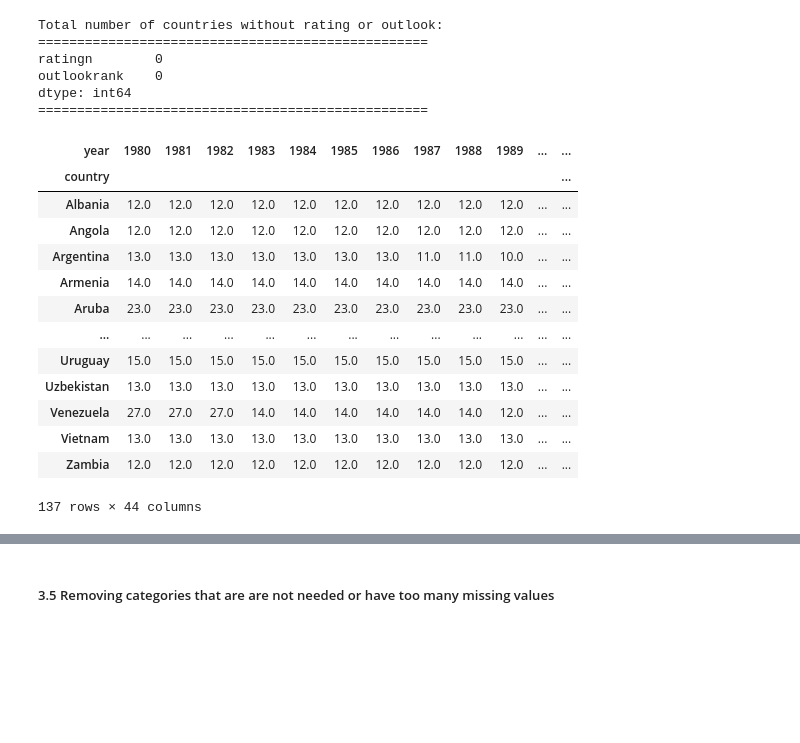
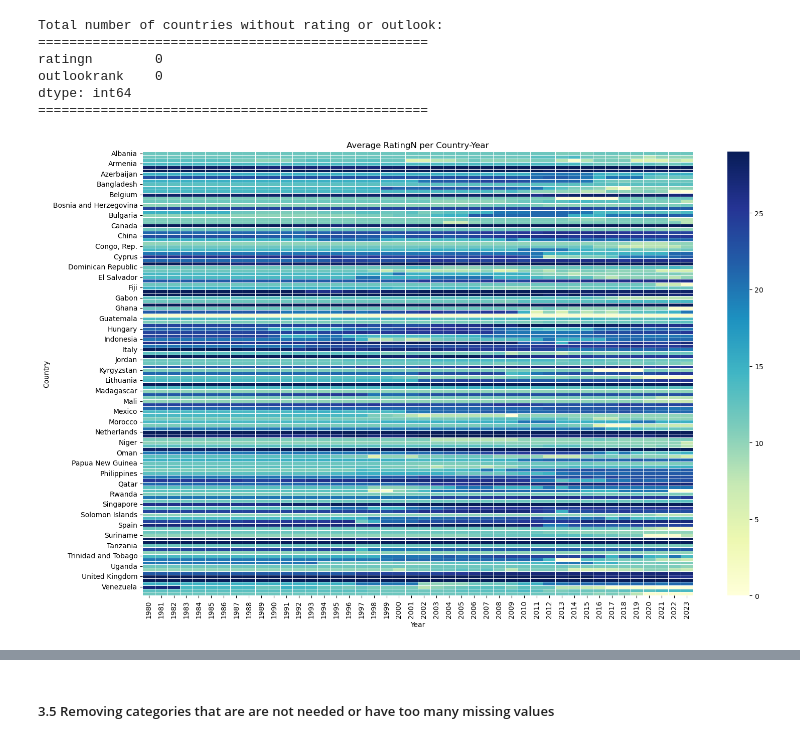
Before and after one commit to IULIAN-COSTEA/Capstone_Project, a Jupyter notebook: Capstone_project.ipynb, the cells around one changed output, grey strips where cells are left out. Saved outputs shown, nothing was run; the diff lists cells and outputs as text; code cells hidden in the pictures; blank space fills up the shorter version.

```diff
--- a/Capstone_project.ipynb
+++ b/Capstone_project.ipynb
@@ -698,34 +748,19 @@ dtype: int64
 # %%
 # Check distribution of rating by country and by year to assess the imputation technique
 # Compute the mean
-dfx = df_final.groupby(['country', 'year'])['ratingn'].mean().unstack()
-#dfx = df_final.pivot(index='country', columns='year', values='ratingn')
-#dfx = dfx.astype(int)
+#dfx = df_final.groupby(['country', 'year'])['ratingn'].mean().unstack()
+dfx = df_final.pivot(index='country', columns='year', values='ratingn')
+dfx = dfx.astype(int)
 
-# # Plot
-# plt.figure(figsize=(16, 10))
-# sns.heatmap(dfx, cmap='YlGnBu', annot=False, linewidths=0.5)
-# plt.title('Average RatingN per Country-Year')
-# plt.xlabel('Year')
-# plt.ylabel('Country')
-# plt.tight_layout()
-# plt.show()
+# Plot
+plt.figure(figsize=(16, 10))
+sns.heatmap(dfx, cmap='YlGnBu', annot=False, linewidths=0.5)
+plt.title('Average RatingN per Country-Year')
+plt.xlabel('Year')
+plt.ylabel('Country')
+plt.tight_layout()
+plt.show()
+# %% [output]
+[figure, added]
-# %%
-dfx
-# %% [output]
-| year | 1980 | 1981 | 1982 | 1983 | 1984 | 1985 | 1986 | 1987 | 1988 | 1989 | ... | ... |
-| country |  |  |  |  |  |  |  |  |  |  |  | ... |
-| Albania | 12.0 | 12.0 | 12.0 | 12.0 | 12.0 | 12.0 | 12.0 | 12.0 | 12.0 | 12.0 | ... | ... |
-| Angola | 12.0 | 12.0 | 12.0 | 12.0 | 12.0 | 12.0 | 12.0 | 12.0 | 12.0 | 12.0 | ... | ... |
-| Argentina | 13.0 | 13.0 | 13.0 | 13.0 | 13.0 | 13.0 | 13.0 | 11.0 | 11.0 | 10.0 | ... | ... |
-| Armenia | 14.0 | 14.0 | 14.0 | 14.0 | 14.0 | 14.0 | 14.0 | 14.0 | 14.0 | 14.0 | ... | ... |
-| Aruba | 23.0 | 23.0 | 23.0 | 23.0 | 23.0 | 23.0 | 23.0 | 23.0 | 23.0 | 23.0 | ... | ... |
-| ... | ... | ... | ... | ... | ... | ... | ... | ... | ... | ... | ... | ... |
-| Uruguay | 15.0 | 15.0 | 15.0 | 15.0 | 15.0 | 15.0 | 15.0 | 15.0 | 15.0 | 15.0 | ... | ... |
-| Uzbekistan | 13.0 | 13.0 | 13.0 | 13.0 | 13.0 | 13.0 | 13.0 | 13.0 | 13.0 | 13.0 | ... | ... |
-| Venezuela | 27.0 | 27.0 | 27.0 | 14.0 | 14.0 | 14.0 | 14.0 | 14.0 | 14.0 | 12.0 | ... | ... |
-| Vietnam | 13.0 | 13.0 | 13.0 | 13.0 | 13.0 | 13.0 | 13.0 | 13.0 | 13.0 | 13.0 | ... | ... |
-| Zambia | 12.0 | 12.0 | 12.0 | 12.0 | 12.0 | 12.0 | 12.0 | 12.0 | 12.0 | 12.0 | ... | ... |
-137 rows × 44 columns
 # %%
 #df_final.columns.tolist()
```
Also changed, not shown: parts of 23 cells of this notebook.
